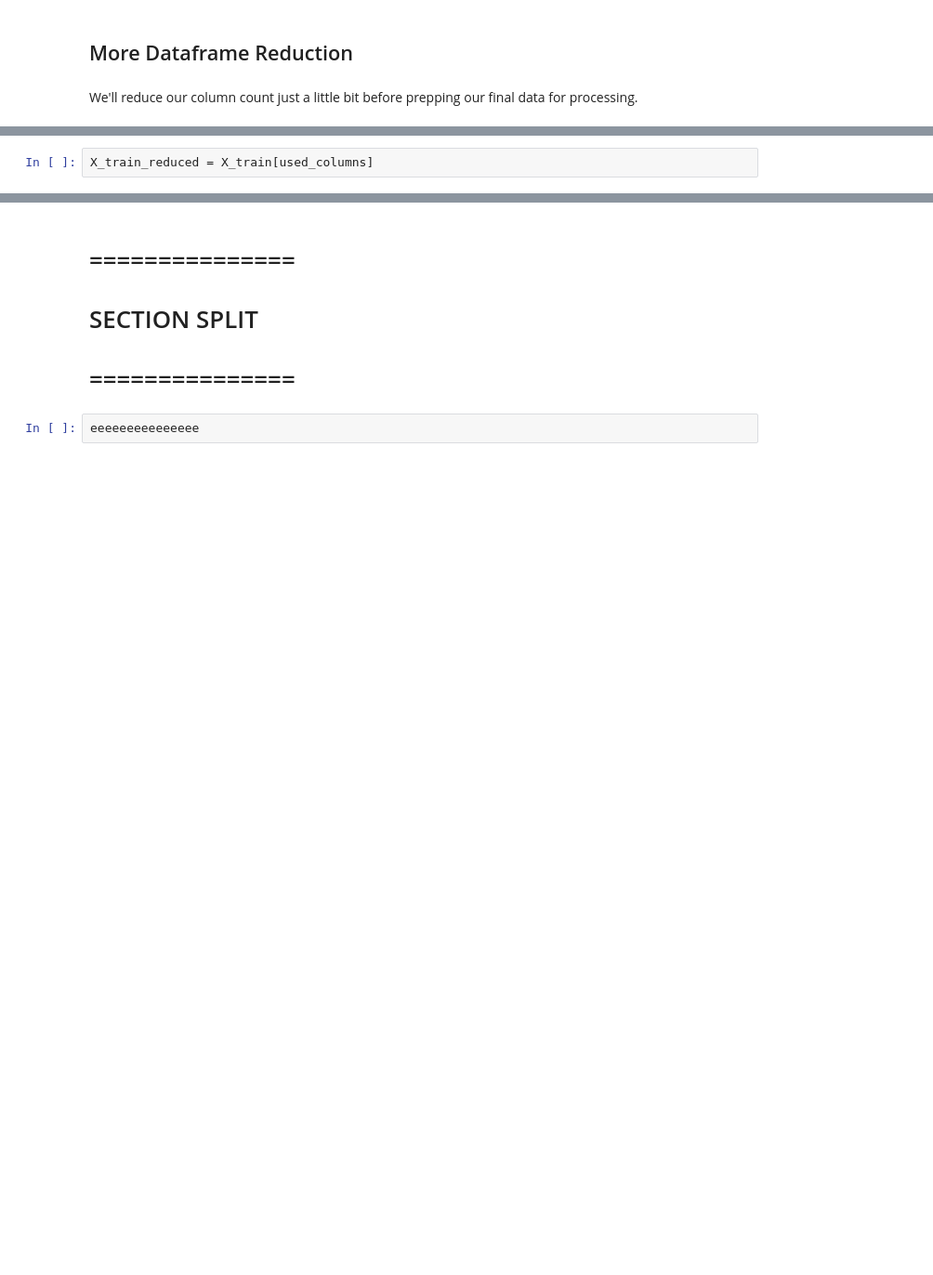
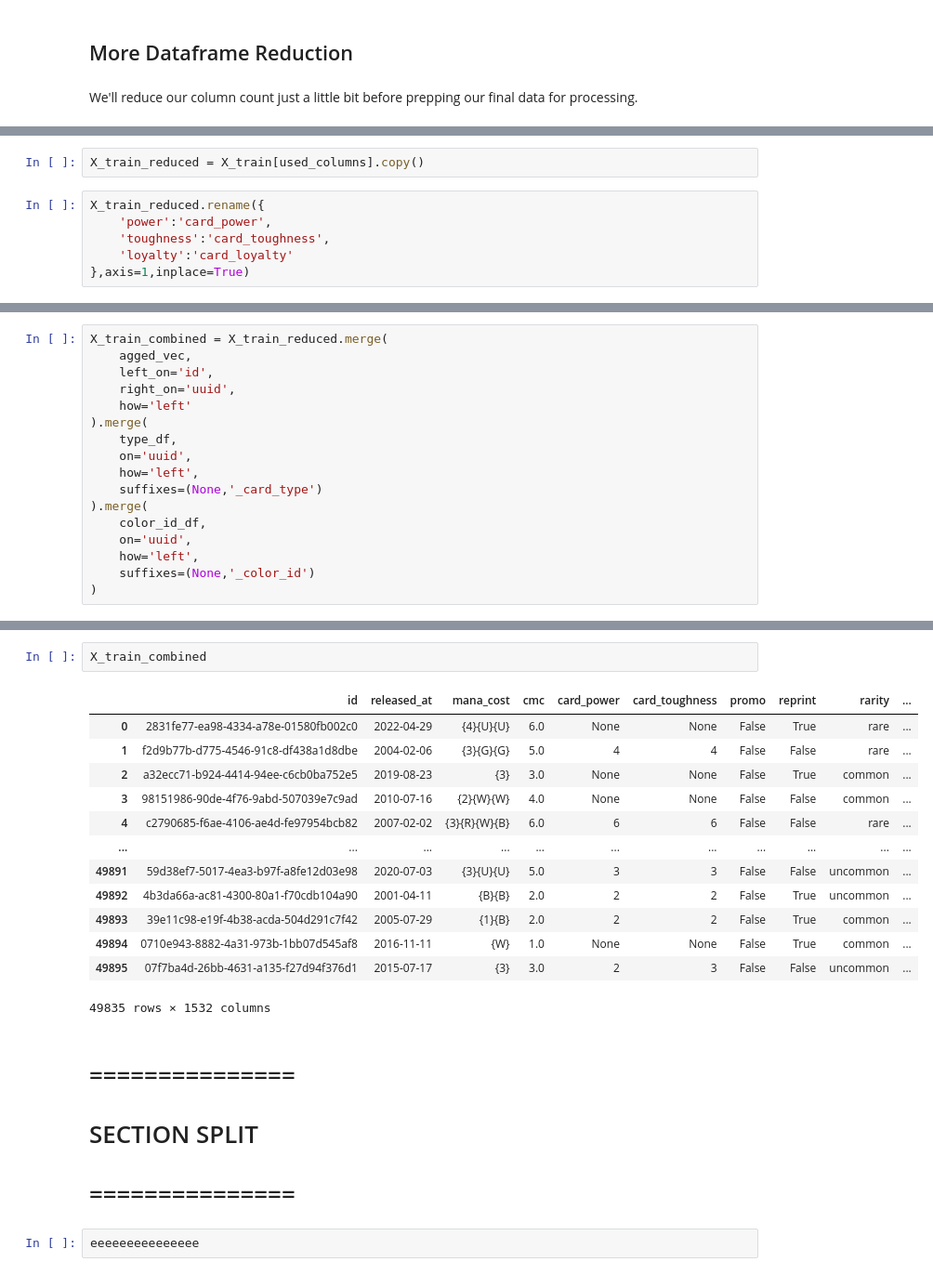
Before and after one commit to ParkedHampster/Spell-Trends, a Jupyter notebook: step2.ipynb, the cells around one changed output, grey strips where cells are left out. Shown at 93% size. Saved outputs shown, nothing was run; the diff lists cells and outputs as text; blank space fills up the shorter version.

```diff
--- a/step2.ipynb
+++ b/step2.ipynb
@@ -491,7 +500,13 @@ used_columns = [
     'n_abilities'
 ]
 # %%
-X_train_reduced = X_train[used_columns]
+X_train_reduced = X_train[used_columns].copy()
+# %%
+X_train_reduced.rename({
+    'power':'card_power',
+    'toughness':'card_toughness',
+    'loyalty':'card_loyalty'
+},axis=1,inplace=True)
 # %%
 X_train_reduced.shape
 # %% [output]
@@ -519,0 +514,17 @@ X_train_reduced.merge(
+# %%
+X_train_combined = X_train_reduced.merge(
+    agged_vec,
+    left_on='id',
+    right_on='uuid',
+    how='left'
+).merge(
+    type_df,
+    on='uuid',
+    how='left',
+    suffixes=(None,'_card_type')
+).merge(
+    color_id_df,
+    on='uuid',
+    how='left',
+    suffixes=(None,'_color_id')
+)
@@ -520,3 +540,19 @@ X_train_reduced.merge(
+# %%
+X_train_combined
+# %% [output]
+|  | id | released_at | mana_cost | cmc | card_power | card_toughness | promo | reprint | rarity | ... |
+| 0 | 2831fe77-ea98-4334-a78e-01580fb002c0 | 2022-04-29 | {4}{U}{U} | 6.0 | None | None | False | True | rare | ... |
+| 1 | f2d9b77b-d775-4546-91c8-df438a1d8dbe | 2004-02-06 | {3}{G}{G} | 5.0 | 4 | 4 | False | False | rare | ... |
+| 2 | a32ecc71-b924-4414-94ee-c6cb0ba752e5 | 2019-08-23 | {3} | 3.0 | None | None | False | True | common | ... |
+| 3 | 98151986-90de-4f76-9abd-507039e7c9ad | 2010-07-16 | {2}{W}{W} | 4.0 | None | None | False | False | common | ... |
+| 4 | c2790685-f6ae-4106-ae4d-fe97954bcb82 | 2007-02-02 | {3}{R}{W}{B} | 6.0 | 6 | 6 | False | False | rare | ... |
+| ... | ... | ... | ... | ... | ... | ... | ... | ... | ... | ... |
+| 49891 | 59d38ef7-5017-4ea3-b97f-a8fe12d03e98 | 2020-07-03 | {3}{U}{U} | 5.0 | 3 | 3 | False | False | uncommon | ... |
+| 49892 | 4b3da66a-ac81-4300-80a1-f70cdb104a90 | 2001-04-11 | {B}{B} | 2.0 | 2 | 2 | False | True | uncommon | ... |
+| 49893 | 39e11c98-e19f-4b38-acda-504d291c7f42 | 2005-07-29 | {1}{B} | 2.0 | 2 | 2 | False | True | common | ... |
+| 49894 | 0710e943-8882-4a31-973b-1bb07d545af8 | 2016-11-11 | {W} | 1.0 | None | None | False | True | common | ... |
+| 49895 | 07f7ba4d-26bb-4631-a135-f27d94f376d1 | 2015-07-17 | {3} | 3.0 | 2 | 3 | False | False | uncommon | ... |
+49835 rows × 1532 columns
 # %% [markdown]
 # ===============
 # SECTION SPLIT
```
Also changed, not shown: parts of 15 cells of this notebook, 1 other file.
